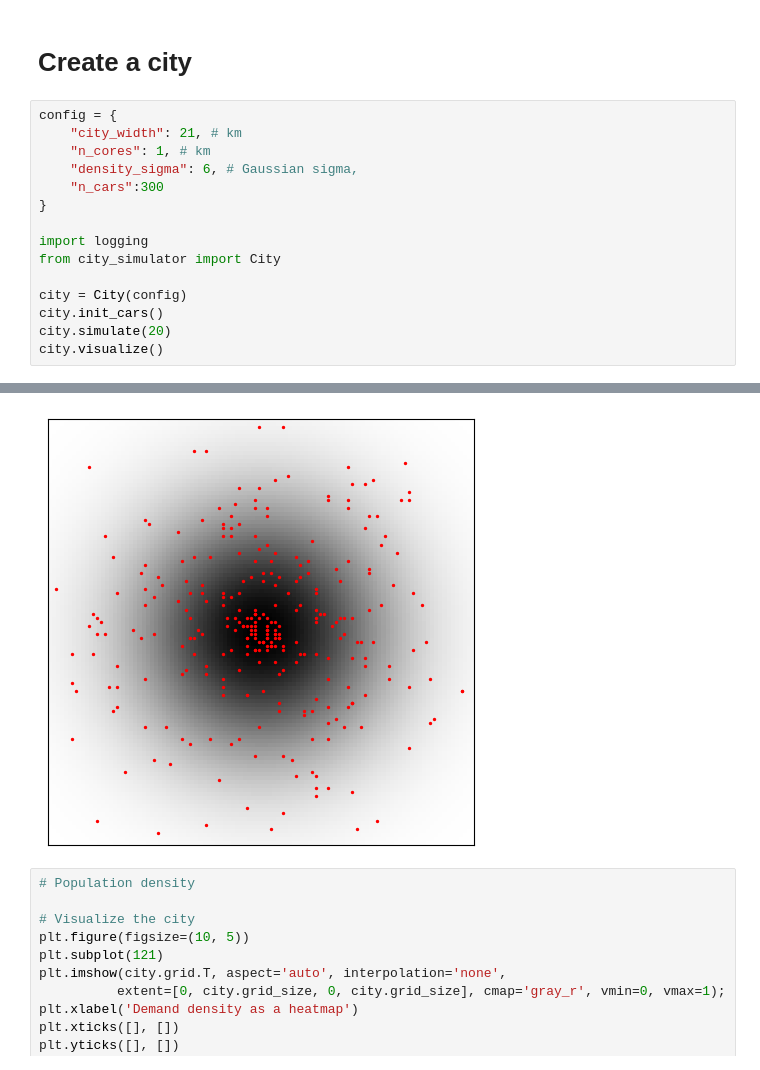
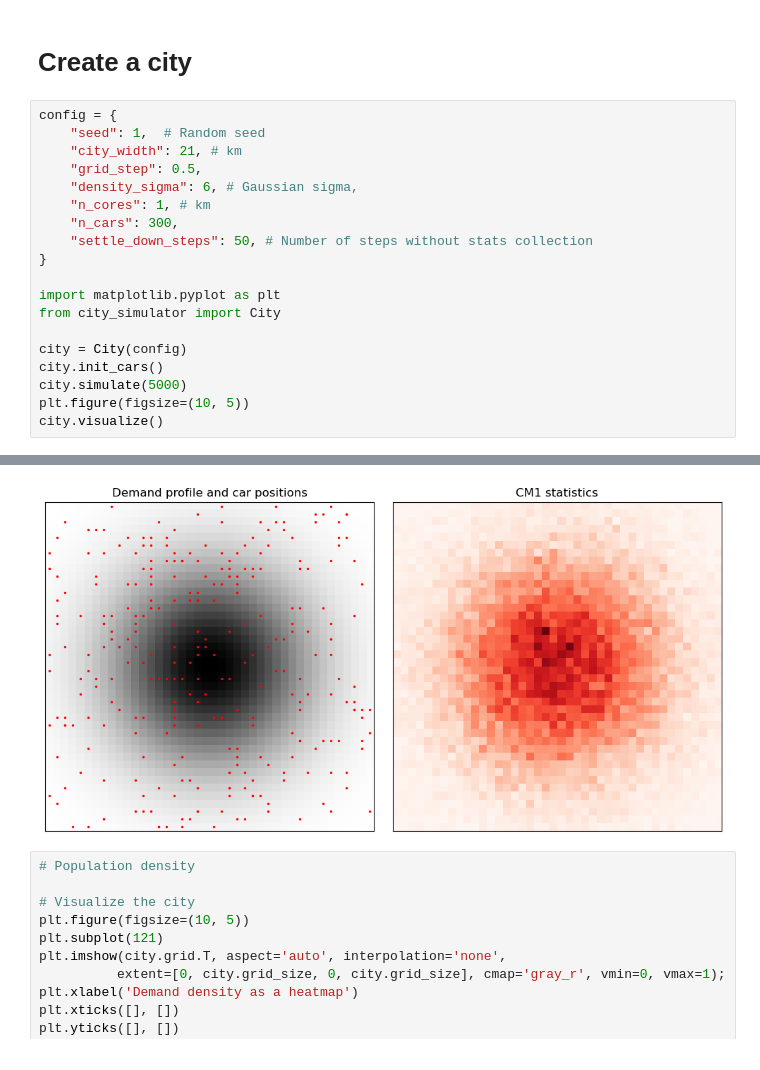
Before and after one commit to khakhalin/carsharing101, a Jupyter notebook: scripts/01natural_03city.ipynb, the cells around one changed output, grey strips where cells are left out. Drawn from its saved outputs; the diff is of its cells as text.

Commit message:
CM1 visualization added

```diff
--- a/scripts/01natural_03city.ipynb
+++ b/scripts/01natural_03city.ipynb
@@ -8,17 +8,21 @@ import matplotlib.pyplot as plt
 # Create a city
 # %%
 config = {
+    "seed": 1,  # Random seed
     "city_width": 21, # km
+    "grid_step": 0.5,
+    "density_sigma": 6, # Gaussian sigma,
     "n_cores": 1, # km
-    "density_sigma": 6, # Gaussian sigma,
-    "n_cars":300
+    "n_cars": 300,
+    "settle_down_steps": 50, # Number of steps without stats collection
 }
 
-import logging
+import matplotlib.pyplot as plt
 from city_simulator import City
 
 city = City(config)
 city.init_cars()
-city.simulate(20)
+city.simulate(5000)
+plt.figure(figsize=(10, 5))
 city.visualize()
 # %% [output]
@@ -29,4 +33,4 @@ city.visualize()
-[figure, old version]
+[figure, new version]
 # %%
 # Population density
 
```
Also changed, not shown: parts of 2 cells of this notebook, 1 other file.
